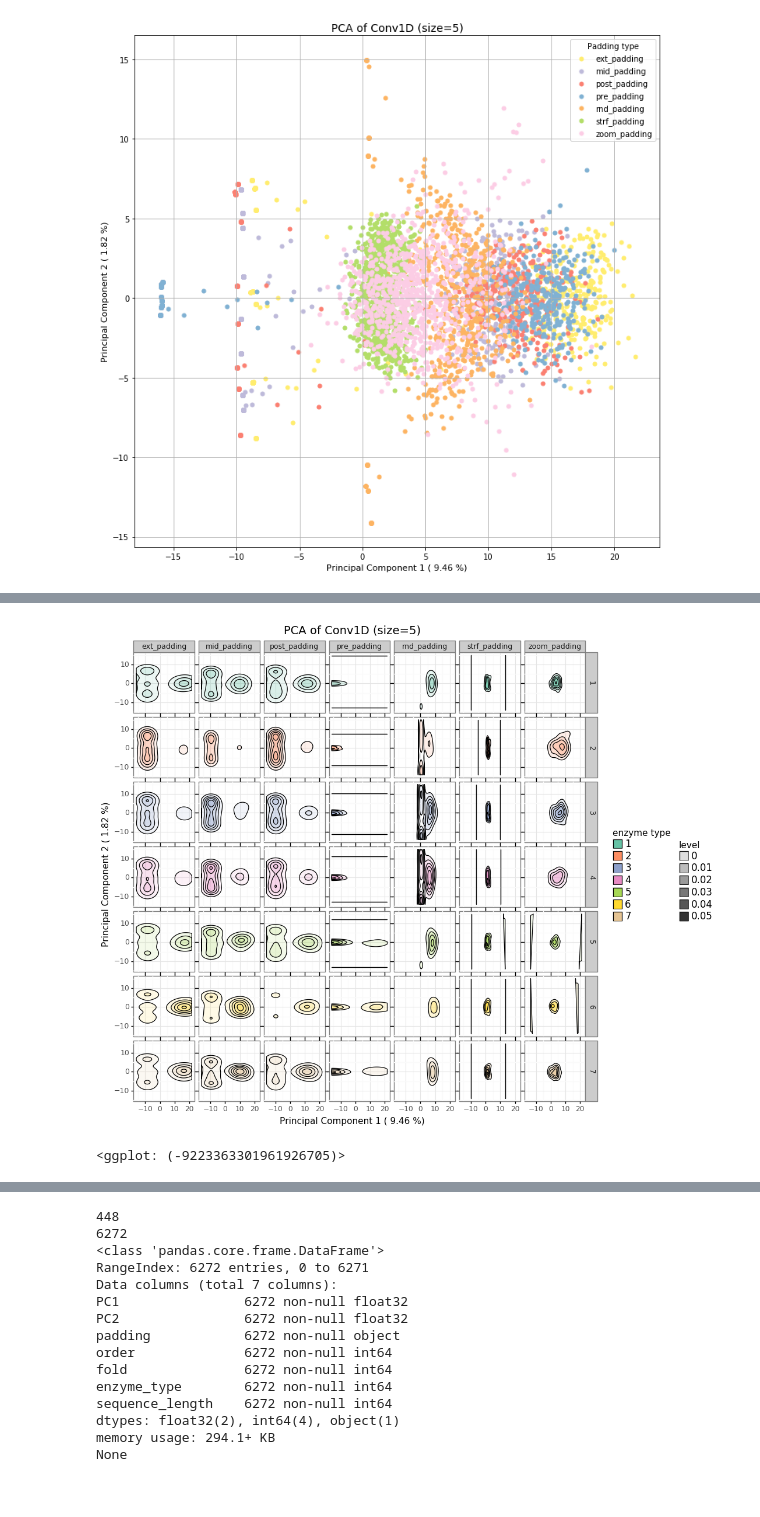
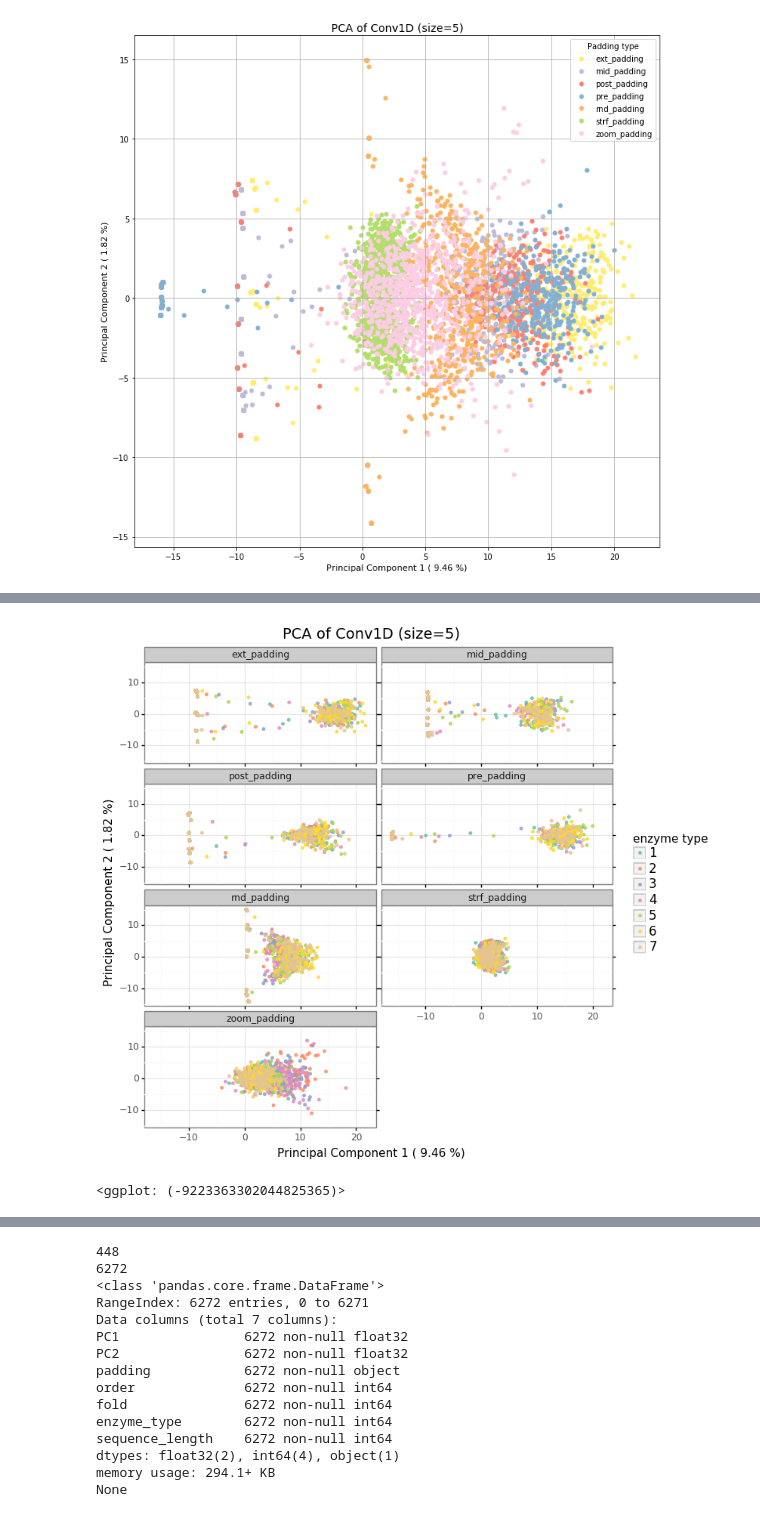
Before and after one commit to b2slab/padding_benchmark, a Jupyter notebook: notebooks/activations_sequences_pca_1fold.ipynb, the cells around one changed output, grey strips where cells are left out. Cells and saved outputs as stored; diff of their text form; code cells hidden in the pictures.

```diff
--- a/notebooks/activations_sequences_pca_1fold.ipynb
+++ b/notebooks/activations_sequences_pca_1fold.ipynb
@@ -323,3 +323,29 @@ def plot_pca(df, pca, type_plot, list_paddings=None):
 #     plt.xlabel("PC{}".format(1))
 #     plt.ylabel("PC{}".format(2))
 #     plt.grid()
+
+def saving_activations_plot(packagee, type_plot, folder, task, p=None):
+    if packagee == "plt":
+        extension = ".png"
+        file_fig = ''.join(string for string in [absPath,'data/results/', folder, task, 'pcaActivations_',
+                                         type_plot, extension])
+        plt.savefig(file_fig)
+    else:
+        extension = ".pdf"
+        path_fig = ''.join(string for string in [absPath,'data/results/', folder, task])
+        file_fig = ''.join(string for string in ['pcaActivations_', type_plot, extension])
+        p.save(path = path_fig, format = 'pdf', dpi=300, filename=file_fig)
+
+def find_prot_labeled(folder, enz_label, quant=2, task = "task2", labels_label = "labels_task2"):
+    data_path = os.path.join(absPath, "data/", folder, "data.h5")
+    f1 = h5py.File(data_path, 'r')
+    indices_enzymes = []
+    while len(indices_enzymes)<quant:
+        idx = random_prot_idx(folder, task)
+        if task == "task2":
+            label_prot = np.argmax(f1[labels_label][idx]) + 1
+        else:
+            label_prot = np.argmax(f1[labels_label][idx])
+        if label_prot == enz_label:
+            indices_enzymes.append(idx)
+    return indices_enzymes
@@ -443,5 +466,7 @@ plot_pca_per_padding(final_df, pca)
-# %%
-density_facet(final_df, pca)
-# %% [output]
-[figure, removed]
-<ggplot: (-9223363301961926705)>
+# %%
+p = plot_pca_per_padding(final_df, pca)
+saving_activations_plot("ggplot", "2protsPerType_facetPerPadding_1fold", folder, task, p=p)
+p
+# %% [output]
+[figure, added]
+<ggplot: (-9223363302044825365)>
```
Also changed, not shown: parts of 20 cells of this notebook, 7 other files.
